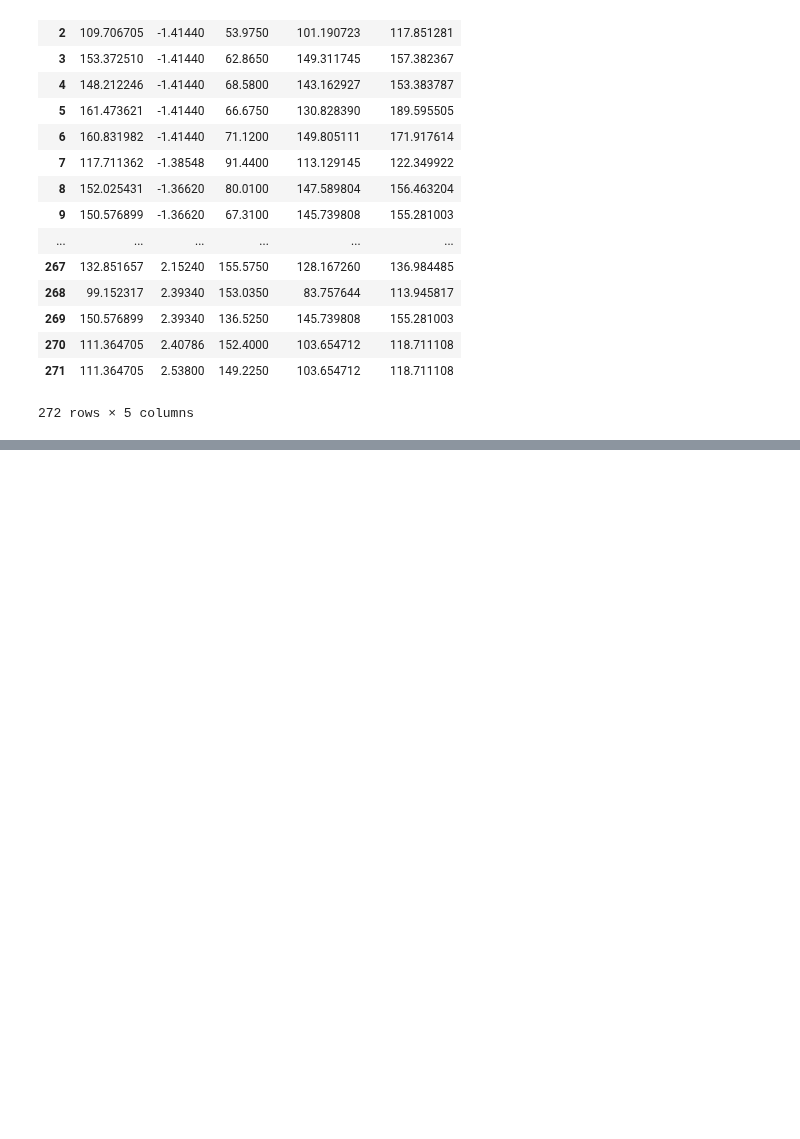
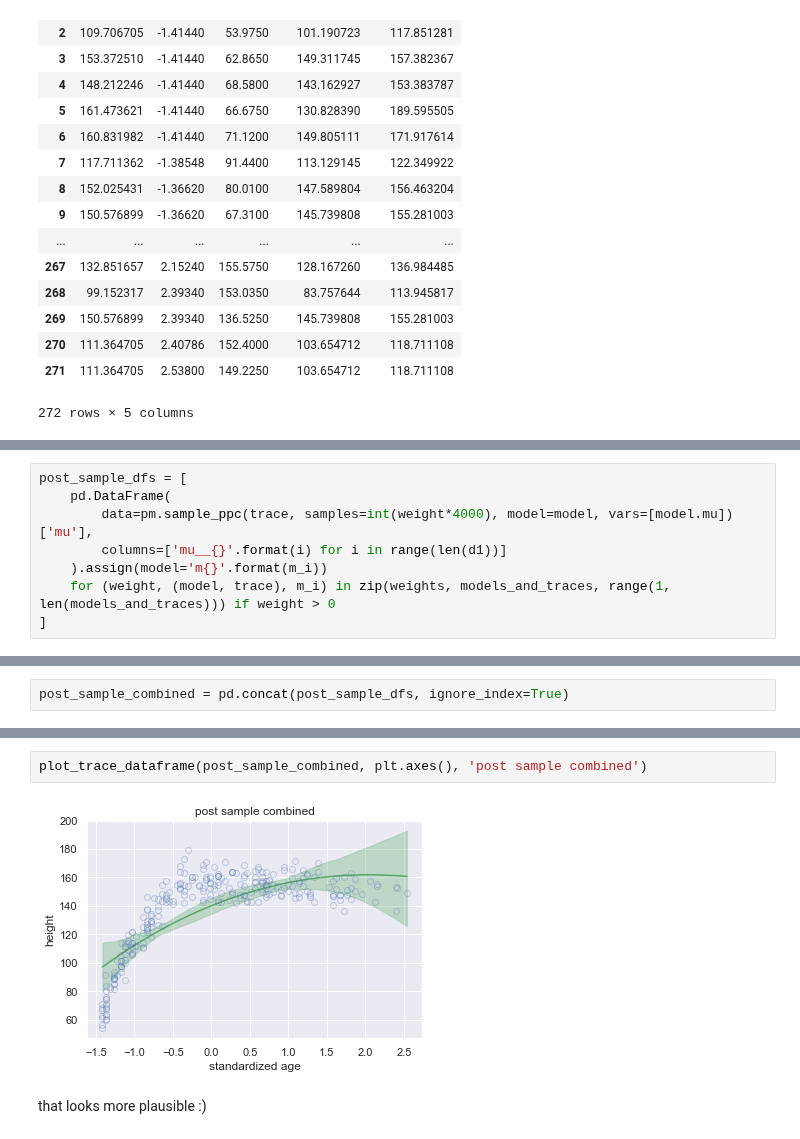
Before and after one commit to nwweber/statistical_rethinking, a Jupyter notebook: chapter_06_overfitting_regularization_and_information_criteria.ipynb, the cells around one changed output, grey strips where cells are left out. Saved outputs shown, nothing was run; the diff lists cells and outputs as text; blank space fills up the shorter version.

```diff
--- a/chapter_06_overfitting_regularization_and_information_criteria.ipynb
+++ b/chapter_06_overfitting_regularization_and_information_criteria.ipynb
@@ -1282,0 +1327,8 @@ xy
+# %%
+post_sample_dfs = [
+    pd.DataFrame(
+        data=pm.sample_ppc(trace, samples=int(weight*4000), model=model, vars=[model.mu])['mu'],
+        columns=['mu__{}'.format(i) for i in range(len(d1))]
+    ).assign(model='m{}'.format(m_i))
+    for (weight, (model, trace), m_i) in zip(weights, models_and_traces, range(1, len(models_and_traces))) if weight > 0
+]
@@ -1282,0 +1339,2 @@ xy
+# %%
+post_sample_combined = pd.concat(post_sample_dfs, ignore_index=True)
@@ -1282,0 +1348,6 @@ xy
+# %%
+plot_trace_dataframe(post_sample_combined, plt.axes(), 'post sample combined')
+# %% [output]
+[figure, added]
+# %% [markdown]
+that looks more plausible :)
```
Also changed, not shown: parts of 11 cells of this notebook.
